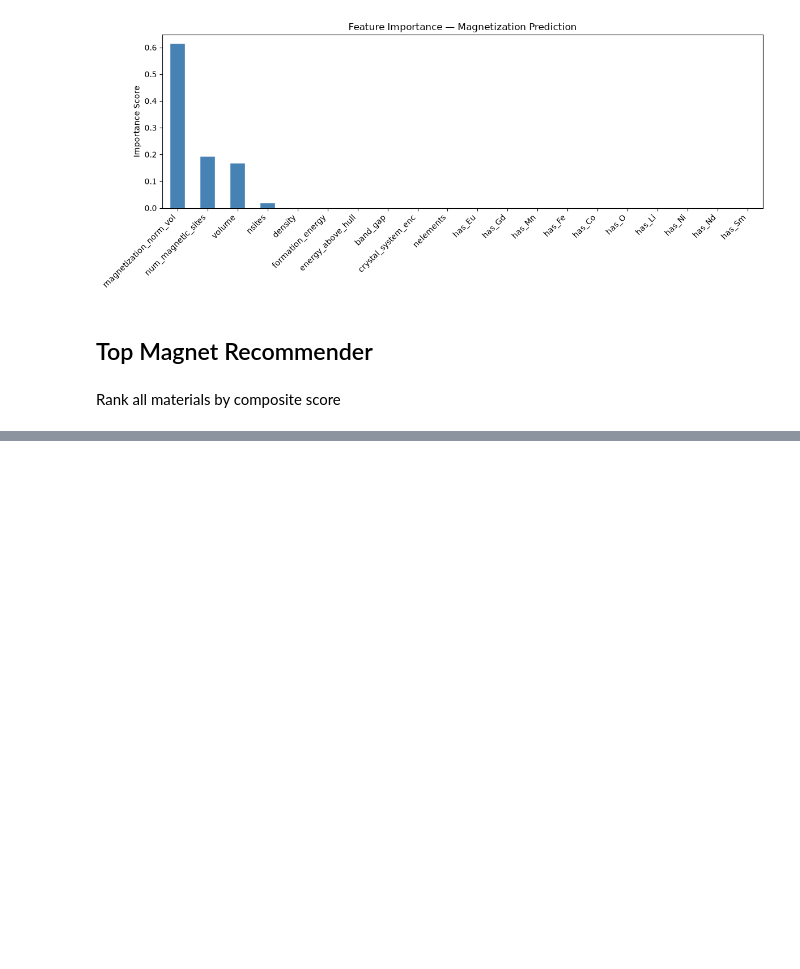
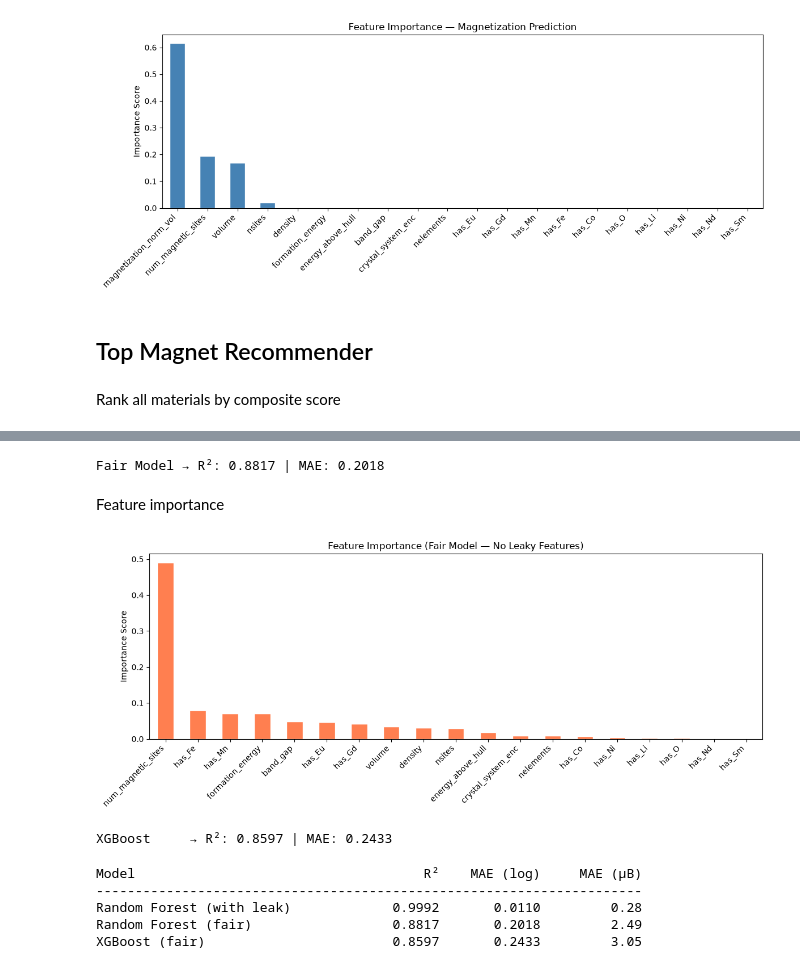
Before and after one commit to Md-Nur/MagNet-IQ, a Jupyter notebook: ML_Pipeline.ipynb, the cells around one changed output, grey strips where cells are left out. Saved outputs shown, nothing was run; the diff lists cells and outputs as text; code cells hidden in the pictures; blank space fills up the shorter version.

```diff
--- a/ML_Pipeline.ipynb
+++ b/ML_Pipeline.ipynb
@@ -155,0 +161,70 @@ print(top_recommended.to_string())
+# %%
+# Fairer feature set — no leaky features
+feature_cols_fair = [
+    "nelements", "nsites", "volume", "density",
+    "energy_above_hull", "formation_energy", "band_gap",
+    "num_magnetic_sites", "crystal_system_enc",
+    "has_Fe", "has_Co", "has_Ni", "has_Mn",
+    "has_Nd", "has_Sm", "has_Gd", "has_Eu", "has_O", "has_Li"
+]
+
+X_fair = df[feature_cols_fair]
+y = df["log_magnetization"]
+
+X_train, X_test, y_train, y_test = train_test_split(X_fair, y, test_size=0.2, random_state=42)
+
+rf_fair = RandomForestRegressor(n_estimators=200, random_state=42, n_jobs=-1)
+rf_fair.fit(X_train, y_train)
+
+y_pred = rf_fair.predict(X_test)
+print(f"Fair Model → R²: {r2_score(y_test, y_pred):.4f} | MAE: {mean_absolute_error(y_test, y_pred):.4f}")
+# %% [output]
+Fair Model → R²: 0.8817 | MAE: 0.2018
+# %% [markdown]
+Feature importance
+# %%
+importances_fair = pd.Series(rf_fair.feature_importances_, index=feature_cols_fair).sort_values(ascending=False)
+plt.figure(figsize=(12, 5))
+importances_fair.plot(kind="bar", color="coral", edgecolor="white")
+plt.title("Feature Importance (Fair Model — No Leaky Features)")
+plt.ylabel("Importance Score")
+plt.xticks(rotation=45, ha="right")
+plt.tight_layout()
+plt.savefig("feature_importance_fair.png", dpi=150)
+plt.show()
+# %% [output]
+[figure, added]
+# %%
+xgb = XGBRegressor(n_estimators=300, learning_rate=0.05, max_depth=6,
+                   random_state=42, n_jobs=-1, verbosity=0)
+xgb.fit(X_train, y_train)
+
+y_pred_xgb = xgb.predict(X_test)
+print(f"XGBoost     → R²: {r2_score(y_test, y_pred_xgb):.4f} | MAE: {mean_absolute_error(y_test, y_pred_xgb):.4f}")
+# %% [output]
+XGBoost     → R²: 0.8597 | MAE: 0.2433
+# %%
+X_leaky = df[feature_cols]  # full feature set with magnetization_norm_vol
+X_leaky_test = X_leaky.loc[X_test.index]  # ✅ correct row selection
+
+models = {
+    "Random Forest (with leak)": (rf,          X_leaky_test),
+    "Random Forest (fair)":      (rf_fair,     X_test),
+    "XGBoost (fair)":            (xgb,         X_test),
+}
+
+print(f"{'Model':<35} {'R²':>8} {'MAE (log)':>12} {'MAE (μB)':>12}")
+print("-" * 70)
+
+for name, (model, Xeval) in models.items():
+    pred = model.predict(Xeval)
+    r2       = r2_score(y_test, pred)
+    mae      = mean_absolute_error(y_test, pred)
+    mae_actual = mean_absolute_error(np.expm1(y_test), np.expm1(pred))
+    print(f"{name:<35} {r2:>8.4f} {mae:>12.4f} {mae_actual:>12.2f}")
+# %% [output]
+Model                                     R²    MAE (log)     MAE (μB)
+----------------------------------------------------------------------
+Random Forest (with leak)             0.9992       0.0110         0.28
+Random Forest (fair)                  0.8817       0.2018         2.49
+XGBoost (fair)                        0.8597       0.2433         3.05
```
Also changed, not shown: parts of 3 cells of this notebook, 5 other files.
